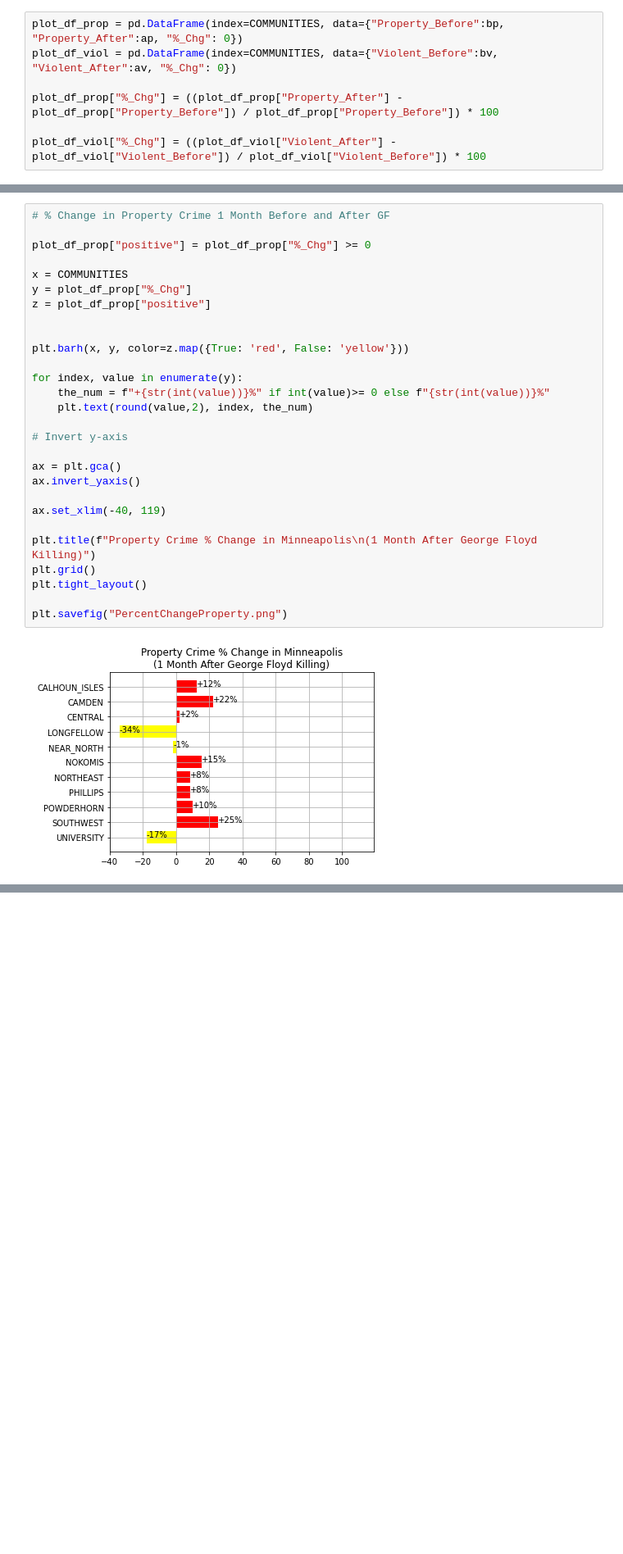
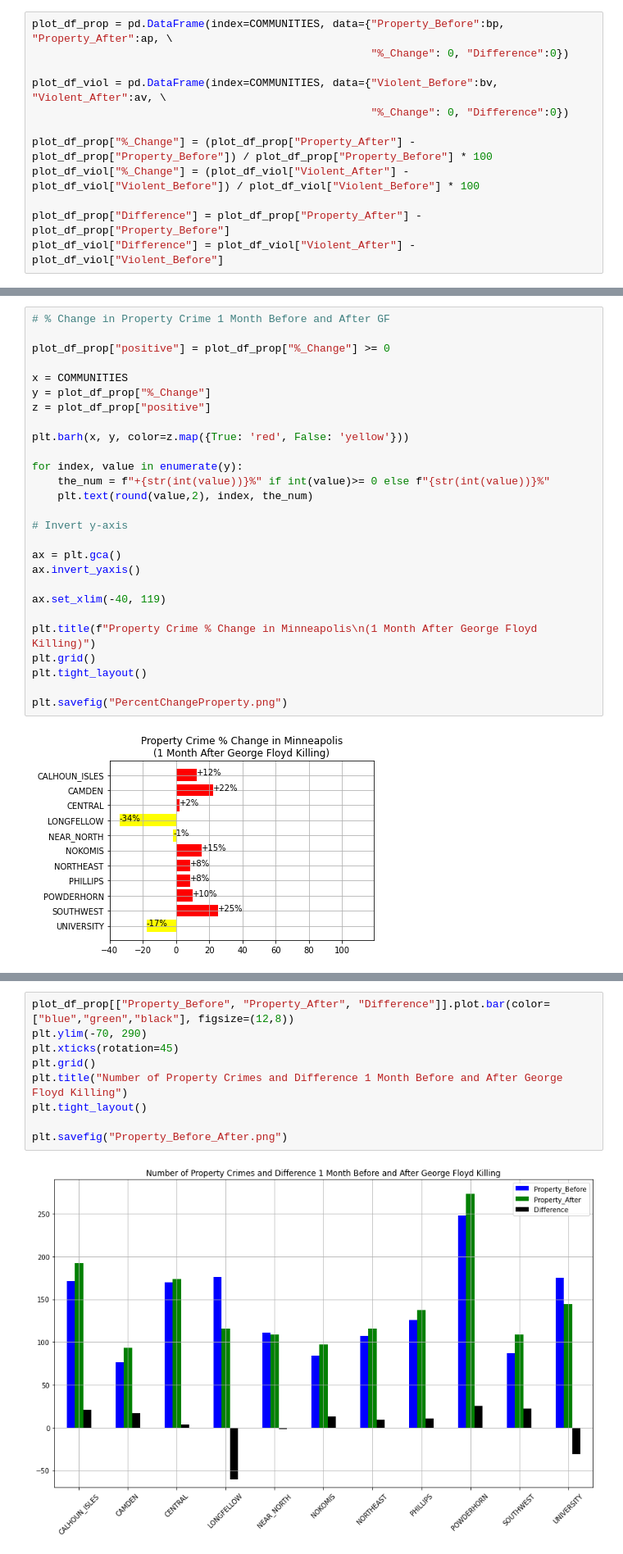
Before and after one commit to IliaPh/Project1-Group-8, a Jupyter notebook: WILLIAM_FINAL_LAST.ipynb, the cells around one changed output, grey strips where cells are left out. Shown at 82% size. Cells and saved outputs as stored; diff of their text form; blank space fills up the shorter version.

```diff
--- a/WILLIAM_FINAL_LAST.ipynb
+++ b/WILLIAM_FINAL_LAST.ipynb
@@ -327,9 +263,14 @@ b_all = [CALH_before_all, CAMD_before_all, CENT_before_all, LONG_before_all, \
 a_all = [CALH_after_all, CAMD_after_all, CENT_after_all, LONG_after_all, NEAR_after_all, \
          NOKO_after_all, NORT_after_all, PHIL_after_all, POWD_after_all, SOUT_after_all, UNIV_after_all]
 # %%
-plot_df_prop = pd.DataFrame(index=COMMUNITIES, data={"Property_Before":bp, "Property_After":ap, "%_Chg": 0})
-plot_df_viol = pd.DataFrame(index=COMMUNITIES, data={"Violent_Before":bv, "Violent_After":av, "%_Chg": 0})
+plot_df_prop = pd.DataFrame(index=COMMUNITIES, data={"Property_Before":bp, "Property_After":ap, \
+                                                     "%_Change": 0, "Difference":0})
 
-plot_df_prop["%_Chg"] = ((plot_df_prop["Property_After"] - plot_df_prop["Property_Before"]) / plot_df_prop["Property_Before"]) * 100
+plot_df_viol = pd.DataFrame(index=COMMUNITIES, data={"Violent_Before":bv, "Violent_After":av, \
+                                                     "%_Change": 0, "Difference":0})
 
-plot_df_viol["%_Chg"] = ((plot_df_viol["Violent_After"] - plot_df_viol["Violent_Before"]) / plot_df_viol["Violent_Before"]) * 100
+plot_df_prop["%_Change"] = (plot_df_prop["Property_After"] - plot_df_prop["Property_Before"]) / plot_df_prop["Property_Before"] * 100
+plot_df_viol["%_Change"] = (plot_df_viol["Violent_After"] - plot_df_viol["Violent_Before"]) / plot_df_viol["Violent_Before"] * 100
+
+plot_df_prop["Difference"] = plot_df_prop["Property_After"] - plot_df_prop["Property_Before"]
+plot_df_viol["Difference"] = plot_df_viol["Violent_After"] - plot_df_viol["Violent_Before"]
@@ -358,12 +277,11 @@ plt.savefig("Violent_Before_After.png")
 # %%
 # % Change in Property Crime 1 Month Before and After GF
 
-plot_df_prop["positive"] = plot_df_prop["%_Chg"] >= 0
+plot_df_prop["positive"] = plot_df_prop["%_Change"] >= 0
 
 x = COMMUNITIES
-y = plot_df_prop["%_Chg"]
+y = plot_df_prop["%_Change"]
 z = plot_df_prop["positive"]
-
 
 plt.barh(x, y, color=z.map({True: 'red', False: 'yellow'}))
 
@@ -478,3 +385,14 @@ plt.tight_layout()
 plt.savefig("PercentChangeAll.png")
 # %% [output]
 [figure]
+# %%
+plot_df_prop[["Property_Before", "Property_After", "Difference"]].plot.bar(color=["blue","green","black"], figsize=(12,8))
+plt.ylim(-70, 290)
+plt.xticks(rotation=45)
+plt.grid()
+plt.title("Number of Property Crimes and Difference 1 Month Before and After George Floyd Killing")
+plt.tight_layout()
+
+plt.savefig("Property_Before_After.png")
+# %% [output]
+[figure, added]
```
Also changed, not shown: parts of 16 cells of this notebook, 3 other files.
